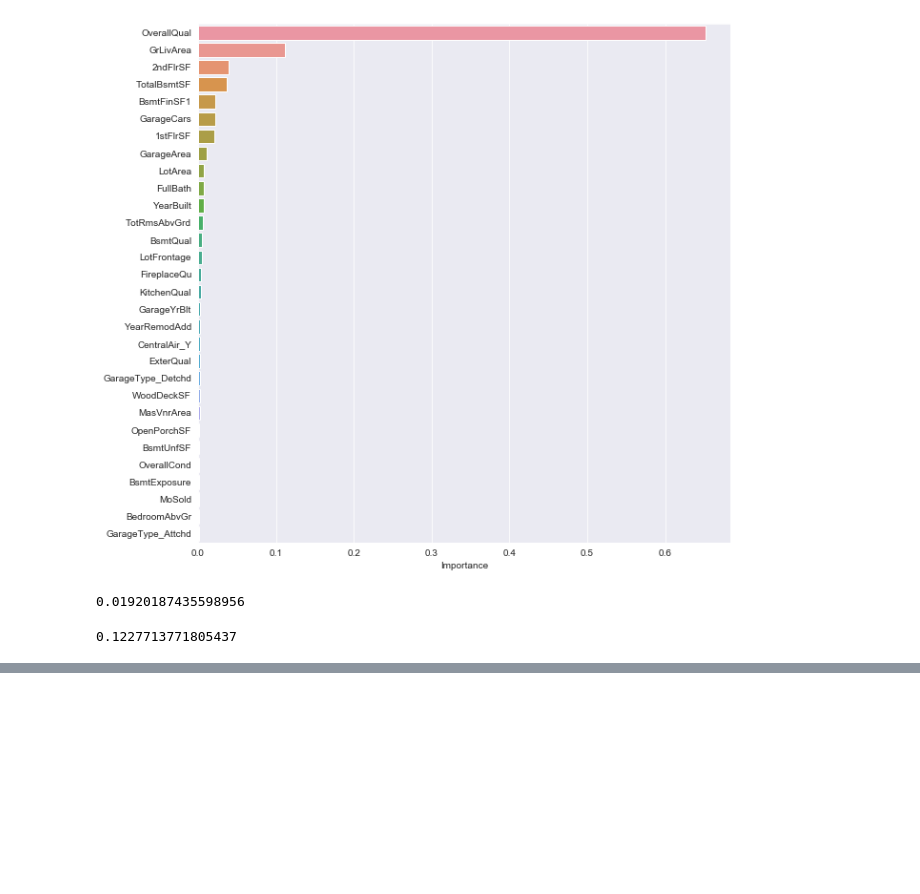
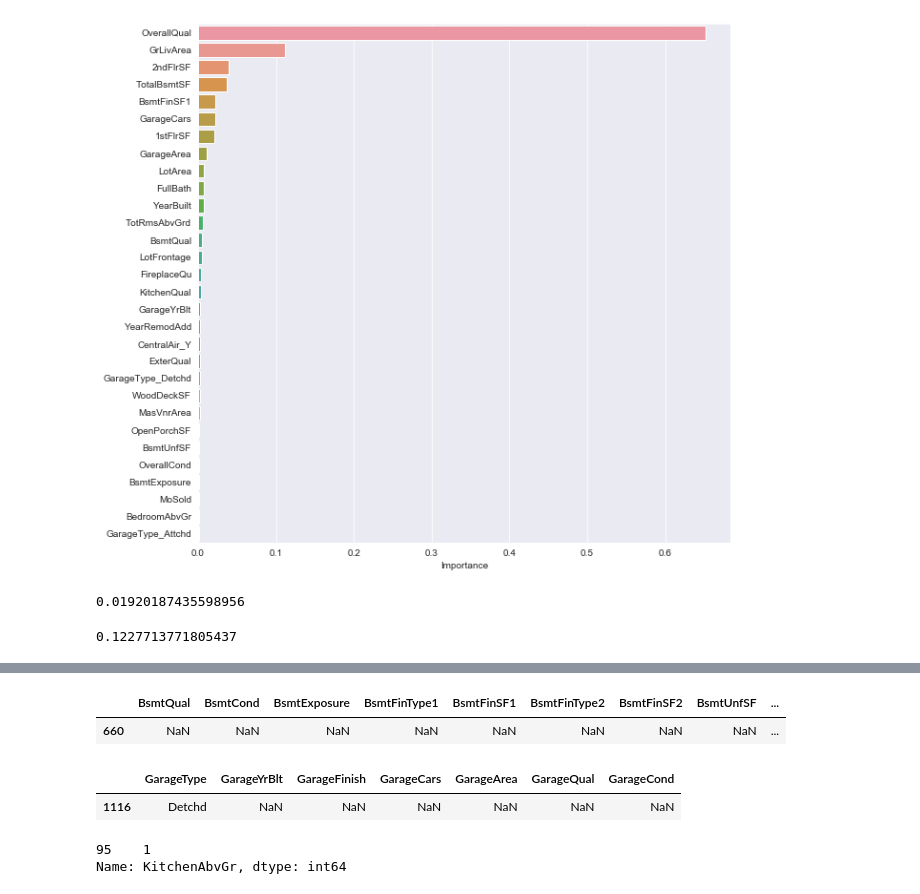
Before and after one commit to gitSuyash/Regression-Housing-Dataset, a Jupyter notebook: Notebook.ipynb, the cells around one changed output, grey strips where cells are left out. Drawn from its saved outputs; the diff is of its cells as text; code cells hidden in the pictures; blank space fills up the shorter version.

```diff
--- a/Notebook.ipynb
+++ b/Notebook.ipynb
@@ -403,0 +453,8 @@ XGBRegressor(base_score=0.5, booster='gbtree', colsample_bylevel=1,
+# %%
+#TotalBsmtSF
+test.loc[test['TotalBsmtSF'].isna(),['BsmtQual',
+       'BsmtCond', 'BsmtExposure', 'BsmtFinType1', 'BsmtFinSF1',
+       'BsmtFinType2', 'BsmtFinSF2', 'BsmtUnfSF', 'TotalBsmtSF']]
+# %% [output]
+|  | BsmtQual | BsmtCond | BsmtExposure | BsmtFinType1 | BsmtFinSF1 | BsmtFinType2 | BsmtFinSF2 | BsmtUnfSF | ... |
+| 660 | NaN | NaN | NaN | NaN | NaN | NaN | NaN | NaN | ... |
@@ -403,0 +467,8 @@ XGBRegressor(base_score=0.5, booster='gbtree', colsample_bylevel=1,
+# %%
+#GarageCars
+test.loc[test['GarageCars'].isna(),['GarageType',
+       'GarageYrBlt', 'GarageFinish', 'GarageCars', 'GarageArea', 'GarageQual',
+       'GarageCond']]
+# %% [output]
+|  | GarageType | GarageYrBlt | GarageFinish | GarageCars | GarageArea | GarageQual | GarageCond |
+| 1116 | Detchd | NaN | NaN | NaN | NaN | NaN | NaN |
@@ -403,0 +490,6 @@ XGBRegressor(base_score=0.5, booster='gbtree', colsample_bylevel=1,
+# %%
+#KitchenQual
+test.loc[test['KitchenQual'].isna(),'KitchenAbvGr']
+# %% [output]
+95    1
+Name: KitchenAbvGr, dtype: int64
```
Also changed, not shown: parts of 33 cells of this notebook, 1 other file.
